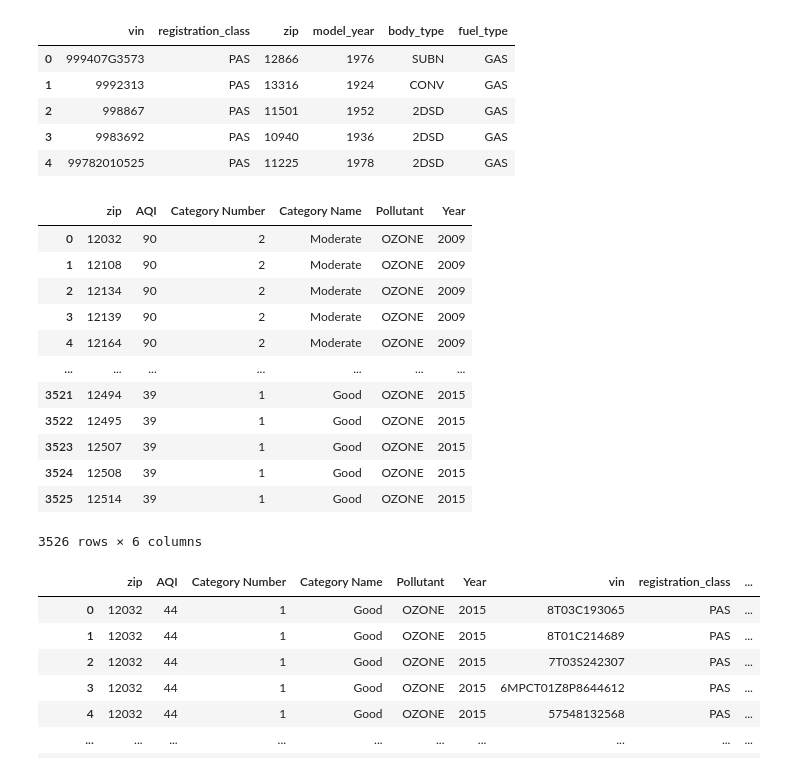
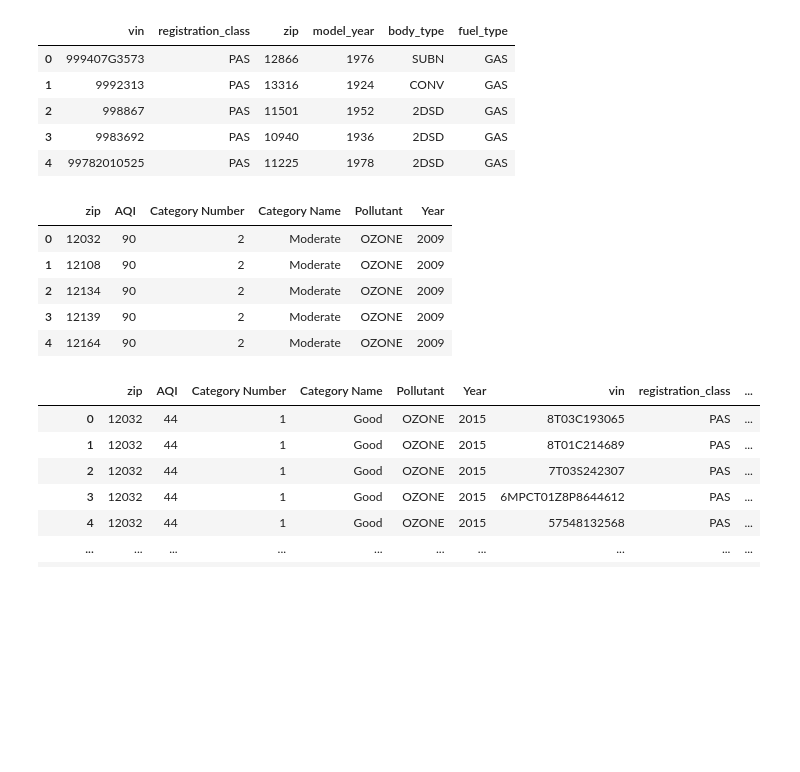
Before and after one commit to paloni-dotcom/Se7en, a Jupyter notebook: density_aqi.ipynb, the cells around one changed output. Cells and saved outputs as stored; diff of their text form; code cells hidden in the pictures; blank space fills up the shorter version.

```diff
--- a/density_aqi.ipynb
+++ b/density_aqi.ipynb
@@ -20,23 +21,16 @@ vehicle_data.head()
 # %%
 #import aqi from 2009 and 2020
 
 aqi_df = pd.read_csv("AQIndex.csv", index_col=0)
 
-aqi_df
+aqi_df.head()
 # %% [output]
 |  | zip | AQI | Category Number | Category Name | Pollutant | Year |
 | 0 | 12032 | 90 | 2 | Moderate | OZONE | 2009 |
 | 1 | 12108 | 90 | 2 | Moderate | OZONE | 2009 |
 | 2 | 12134 | 90 | 2 | Moderate | OZONE | 2009 |
 | 3 | 12139 | 90 | 2 | Moderate | OZONE | 2009 |
 | 4 | 12164 | 90 | 2 | Moderate | OZONE | 2009 |
-| ... | ... | ... | ... | ... | ... | ... |
-| 3521 | 12494 | 39 | 1 | Good | OZONE | 2015 |
-| 3522 | 12495 | 39 | 1 | Good | OZONE | 2015 |
-| 3523 | 12507 | 39 | 1 | Good | OZONE | 2015 |
-| 3524 | 12508 | 39 | 1 | Good | OZONE | 2015 |
-| 3525 | 12514 | 39 | 1 | Good | OZONE | 2015 |
-3526 rows × 6 columns
 # %%
 #make merged vehicle and aqi data frames for each year
 #2009
```
Also changed, not shown: parts of 10 cells of this notebook.
